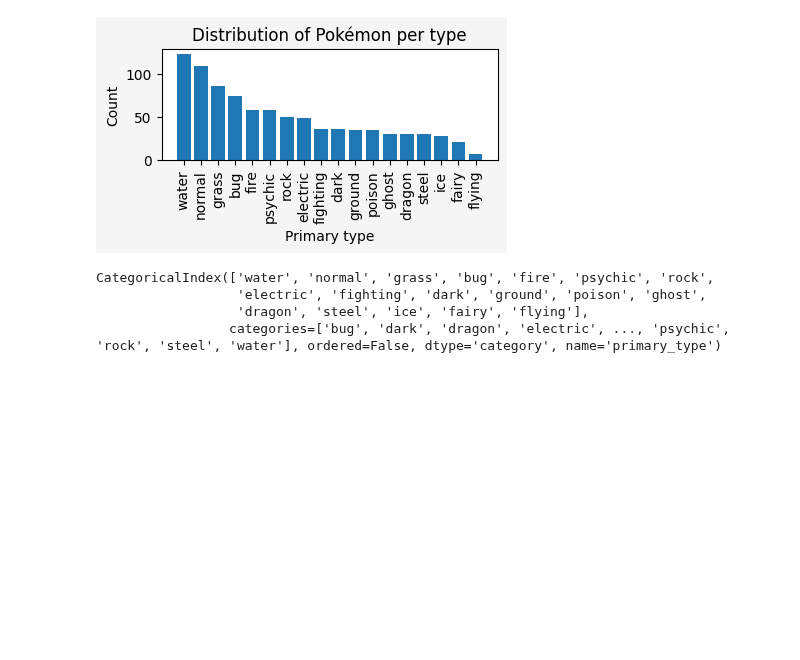
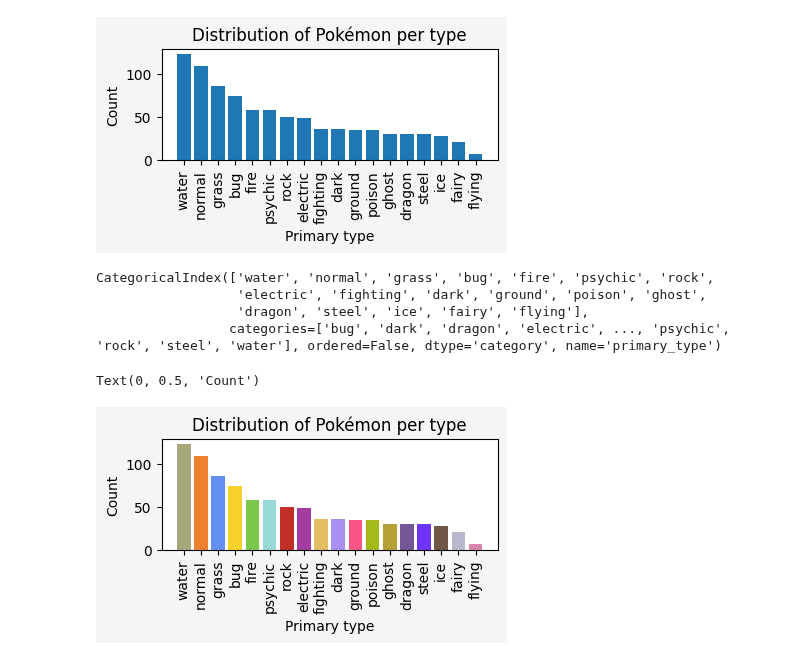
Before and after one commit to NicoleSchwartz/20241505-tutorial-pandas-matplotlib, a Jupyter notebook: tutorial.ipynb, the cells around one changed output. Cells and saved outputs as stored; diff of their text form; code cells hidden in the pictures; blank space fills up the shorter version.

```diff
--- a/tutorial.ipynb
+++ b/tutorial.ipynb
@@ -853,3 +853,28 @@ type_colours_data = {
     "steel": "#B7B7CE",
     "fairy": "#D685AD",
 }
+# %%
+fig, ax = plt.subplots(
+    figsize=(4, 2.25),
+    facecolor="whitesmoke",
+    layout="constrained",
+)
+
+primary_type = pokemon["primary_type"]
+
+ax.bar(
+    range(primary_type.nunique()),
+    primary_type.value_counts(),
+    color=type_colours_data.values(),
+)
+ax.set_xticks(
+    range(primary_type.nunique()),
+    labels=primary_type.value_counts().index,
+    rotation=90,
+)
+ax.set_title("Distribution of Pokémon per type")
+ax.set_xlabel("Primary type")
+ax.set_ylabel("Count")
+# %% [output]
+Text(0, 0.5, 'Count')
+[figure, added]
```
Also changed, not shown: parts of 1 cell of this notebook.
